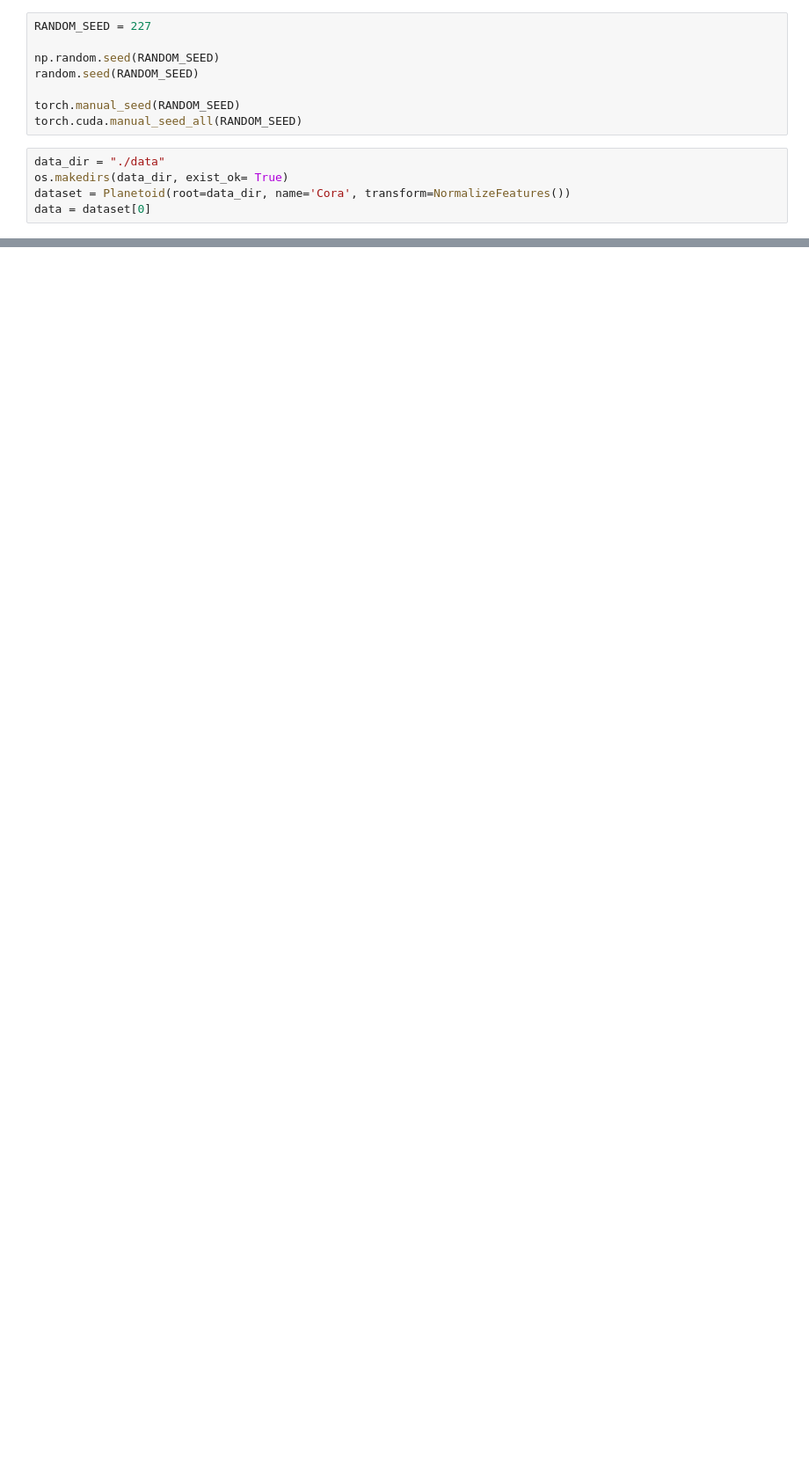
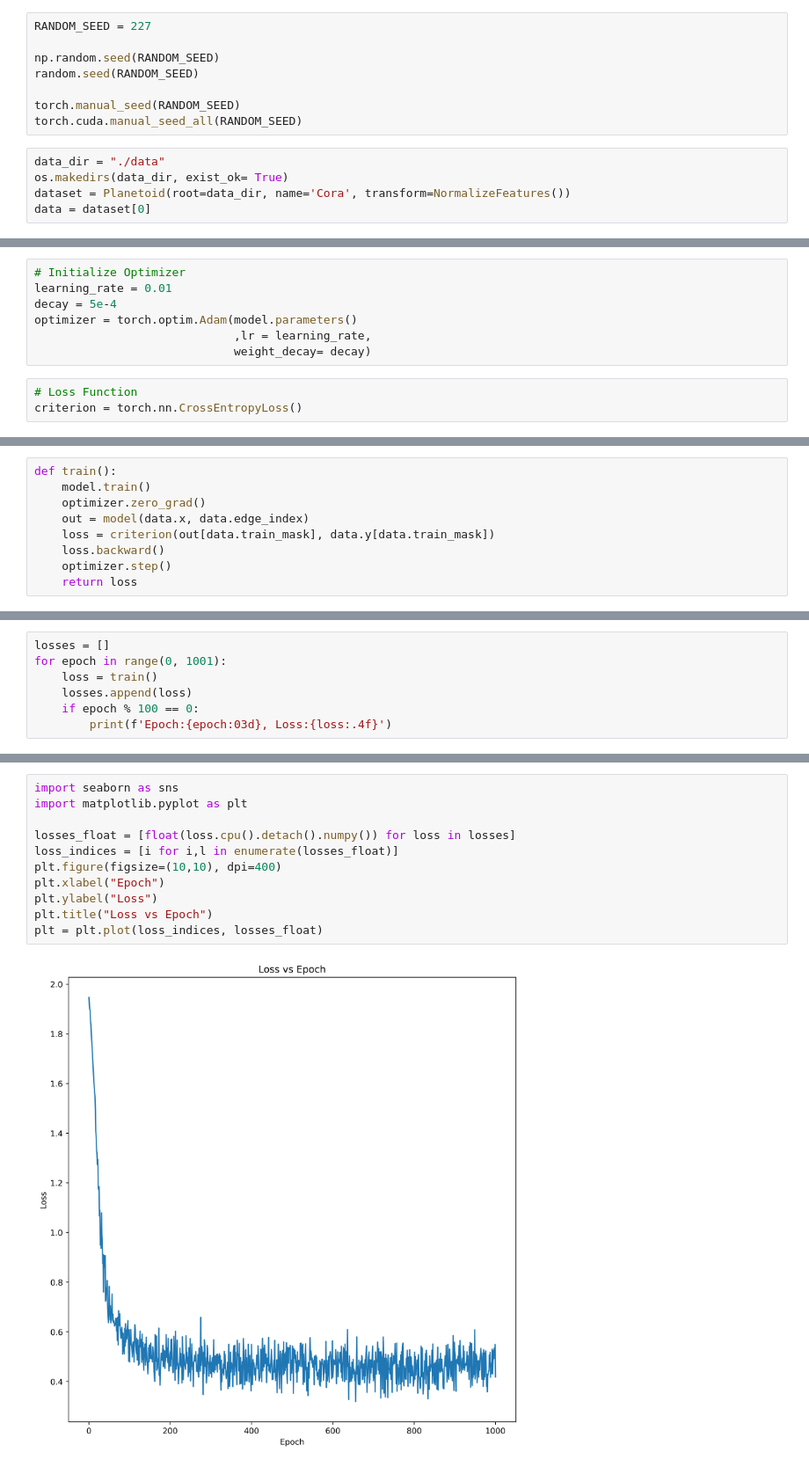
Before and after one commit to Wangmerlyn/Big-Data-Algorithms-and-Analysis-Final-Project, a Jupyter notebook: final.ipynb, the cells around one changed output, grey strips where cells are left out. Shown: that part at 88% size. Saved outputs shown, nothing was run; the diff lists cells and outputs as text; blank space fills up the shorter version.

```diff
--- a/final.ipynb
+++ b/final.ipynb
@@ -39,0 +55,10 @@ data = data.to(device)
+# %%
+# Initialize Optimizer
+learning_rate = 0.01
+decay = 5e-4
+optimizer = torch.optim.Adam(model.parameters()
+                             ,lr = learning_rate,
+                             weight_decay= decay)
+# %%
+# Loss Function
+criterion = torch.nn.CrossEntropyLoss()
@@ -39,0 +69,9 @@ data = data.to(device)
+# %%
+def train():
+    model.train()
+    optimizer.zero_grad()
+    out = model(data.x, data.edge_index)
+    loss = criterion(out[data.train_mask], data.y[data.train_mask])
+    loss.backward()
+    optimizer.step()
+    return loss
@@ -39,0 +86,7 @@ data = data.to(device)
+# %%
+losses = []
+for epoch in range(0, 1001):
+    loss = train()
+    losses.append(loss)
+    if epoch % 100 == 0:
+        print(f'Epoch:{epoch:03d}, Loss:{loss:.4f}')
@@ -39,0 +105,13 @@ data = data.to(device)
+# %%
+import seaborn as sns
+import matplotlib.pyplot as plt
+
+losses_float = [float(loss.cpu().detach().numpy()) for loss in losses]
+loss_indices = [i for i,l in enumerate(losses_float)]
+plt.figure(figsize=(10,10), dpi=400)
+plt.xlabel("Epoch")
+plt.ylabel("Loss")
+plt.title("Loss vs Epoch")
+plt = plt.plot(loss_indices, losses_float)
+# %% [output]
+[figure, added]
```
Also changed, not shown: parts of 10 cells of this notebook, 2 other files.
